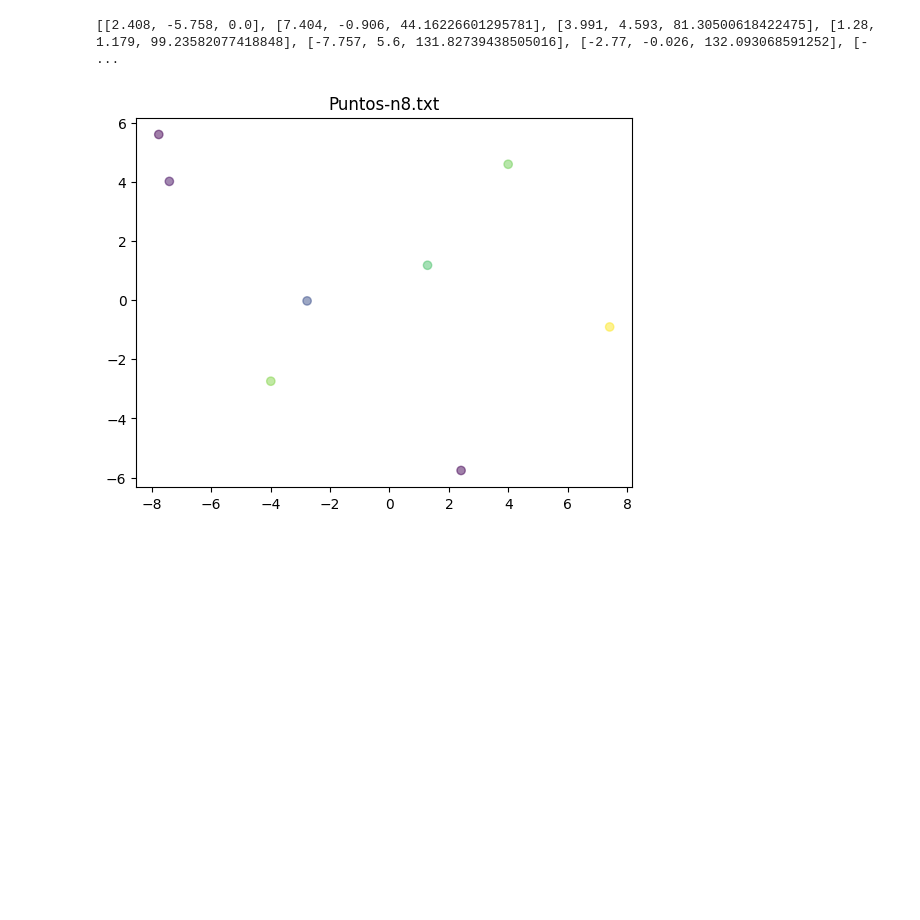
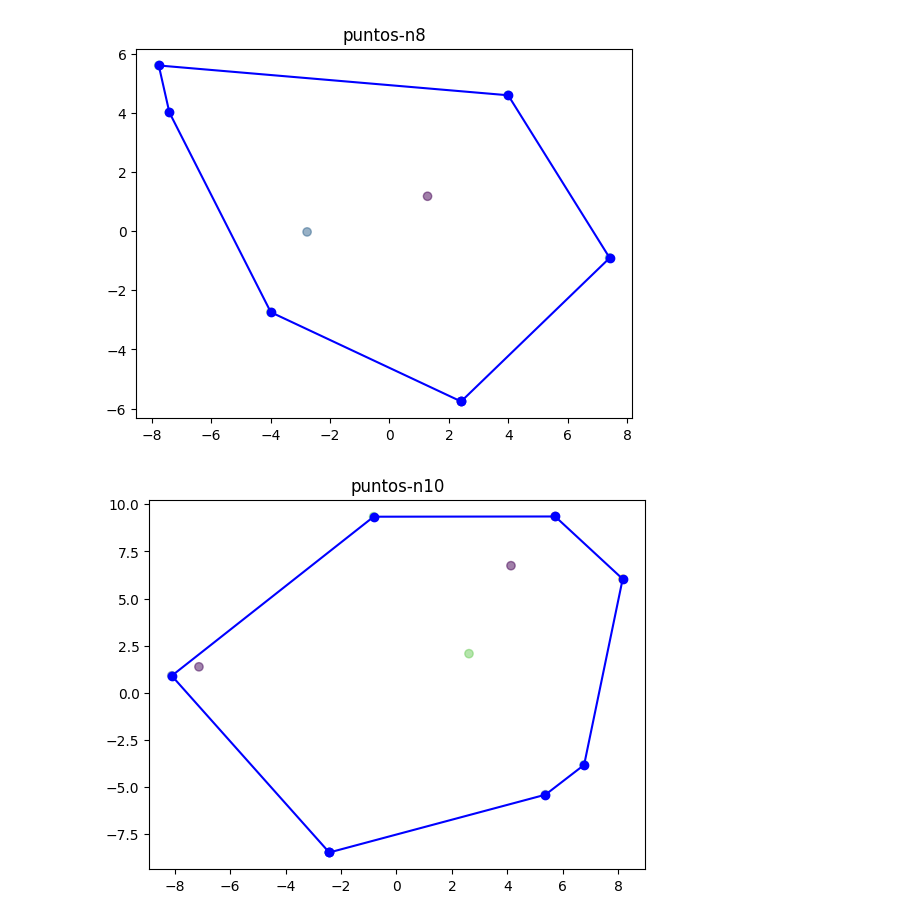
Before and after one commit to ElingeMisa/Algoritmos_, a Jupyter notebook: NoteBooks/convex_hull_MaVi_antes.ipynb, the cells around one changed output. Drawn from its saved outputs; the diff is of its cells as text; code cells hidden in the pictures; blank space fills up the shorter version.

Commit message:
ConvexHull2

```diff
--- a/NoteBooks/convex_hull_MaVi_antes.ipynb
+++ b/NoteBooks/convex_hull_MaVi_antes.ipynb
@@ -102,22 +105,36 @@ def draw_hull( puntos, elegidos, lowest, text):
 	plt.title(text)
 
 	plt.show()
-# %%
-# Por cada instancia....
-
-# 1. Lee los puntos
-file_name = "/Users/misa_v/Library/CloudStorage/OneDrive-InstitutoTecnologicoydeEstudiosSuperioresdeMonterrey/Sem 5/Algoritmos_/Scripts/Python/txt/puntos-n8.txt"
-n, puntos = lee_archivo( file_name )
-
-
-# 2. Calcula la convex hull
-
-elegidos, lowest = find_hull(n, puntos)
-
-print(elegidos)
-
-# 3. Y grafica...
-draw_hull(puntos, elegidos, lowest, "Puntos-n8.txt")
-# %% [output]
-[[2.408, -5.758, 0.0], [7.404, -0.906, 44.16226601295781], [3.991, 4.593, 81.30500618422475], [1.28, 1.179, 99.23582077418848], [-7.757, 5.6, 131.82739438505016], [-2.77, -0.026, 132.093068591252], [- ...
-[figure, removed]
+# %%
+# Por cada instancia....
+
+# 1. Lee los puntos
+# 2. Calcula la convex hull
+# 3. Y grafica...
+file_names =[
+            "/Users/misa_v/Library/CloudStorage/OneDrive-InstitutoTecnologicoydeEstudiosSuperioresdeMonterrey/Sem 5/Algoritmos_/Scripts/Python/txt/puntos-n8.txt",
+            "/Users/misa_v/Library/CloudStorage/OneDrive-InstitutoTecnologicoydeEstudiosSuperioresdeMonterrey/Sem 5/Algoritmos_/Scripts/Python/txt/puntos-n10.txt",
+            "/Users/misa_v/Library/CloudStorage/OneDrive-InstitutoTecnologicoydeEstudiosSuperioresdeMonterrey/Sem 5/Algoritmos_/Scripts/Python/txt/puntos-n11.txt",
+            "/Users/misa_v/Library/CloudStorage/OneDrive-InstitutoTecnologicoydeEstudiosSuperioresdeMonterrey/Sem 5/Algoritmos_/Scripts/Python/txt/puntos-n15.txt",
+            "/Users/misa_v/Library/CloudStorage/OneDrive-InstitutoTecnologicoydeEstudiosSuperioresdeMonterrey/Sem 5/Algoritmos_/Scripts/Python/txt/puntos-n16.txt",
+            "/Users/misa_v/Library/CloudStorage/OneDrive-InstitutoTecnologicoydeEstudiosSuperioresdeMonterrey/Sem 5/Algoritmos_/Scripts/Python/txt/puntos-n20.txt",
+            "/Users/misa_v/Library/CloudStorage/OneDrive-InstitutoTecnologicoydeEstudiosSuperioresdeMonterrey/Sem 5/Algoritmos_/Scripts/Python/txt/puntos-n50.txt",
+            "/Users/misa_v/Library/CloudStorage/OneDrive-InstitutoTecnologicoydeEstudiosSuperioresdeMonterrey/Sem 5/Algoritmos_/Scripts/Python/txt/puntos-n100.txt"]
+titles = [ "puntos-n8", "puntos-n10", "puntos-n11", "puntos-n15", "puntos-n16", "puntos-n20", "puntos-n50", "puntos-n100"]
+
+# metemos los 8 plots en un mega plot
+
+
+for i in range(8):
+    file_name = file_names[i]
+    #print(file_name)
+    n, puntos = lee_archivo(file_name)
+
+    elegidos, lowest = find_hull(n, puntos)
+
+    #print(elegidos)
+
+    draw_hull(puntos, elegidos, lowest, titles[i])
+# %% [output]
+[figure, added]
+[figure, added]
```
Also changed, not shown: parts of 2 cells of this notebook, 2 other files.
